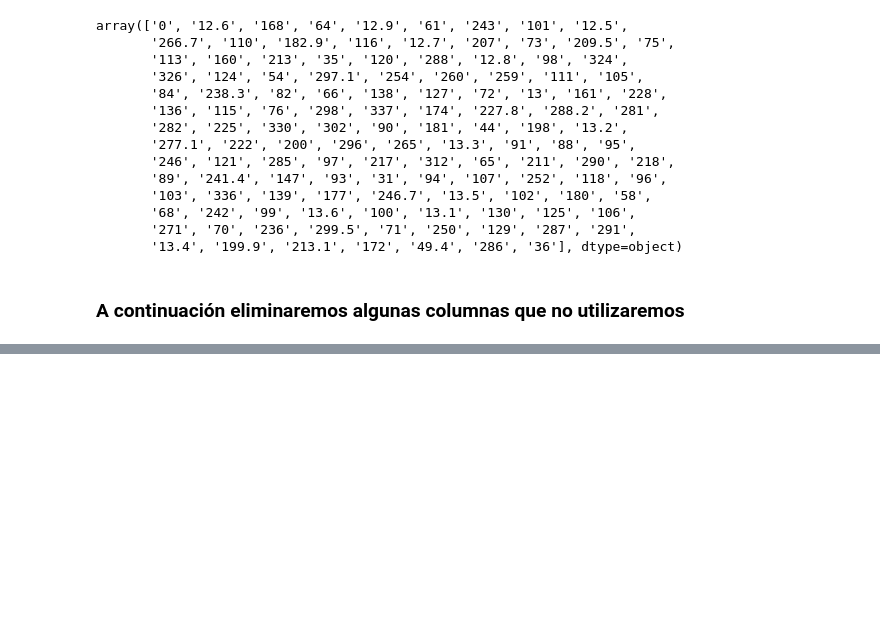
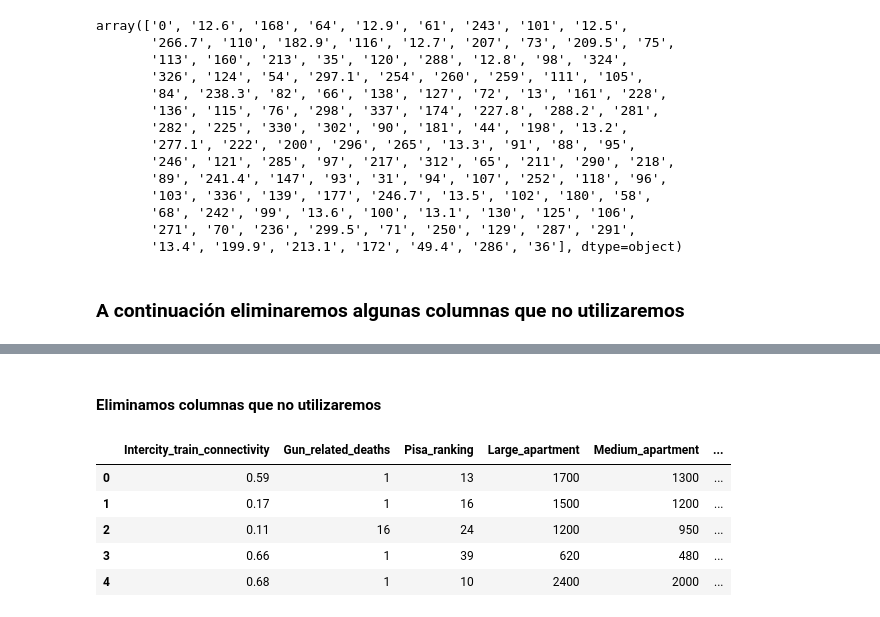
Before and after one commit to daniela-arias/Choose-to-live-better, a Jupyter notebook: Notebooks/Cleaning_dataset_for_user.ipynb, the cells around one changed output, grey strips where cells are left out. Cells and saved outputs as stored; diff of their text form; code cells hidden in the pictures; blank space fills up the shorter version.

```diff
--- a/Notebooks/Cleaning_dataset_for_user.ipynb
+++ b/Notebooks/Cleaning_dataset_for_user.ipynb
@@ -381,7 +418,9 @@ copia["Unemployment"] = copia["Unemployment"].apply(porcentaje)
+# %%
+copia["Homosexuality_acceptance"] = copia["Homosexuality_acceptance"].apply(menores)
 # %% [markdown]
 ### A continuación eliminaremos algunas columnas que no utilizaremos
 # %%
-copia.drop(["Unnamed: 0", "GDP_per_capita_otro", "Small_apart"], axis=1, inplace=True)
+copia.drop(["Unnamed: 0", "GDP_per_capita_otro"], axis=1, inplace=True)
 # %%
 copia.head()
 # %% [output]
@@ -420,0 +462,2 @@ copia.to_csv("../Data/copia_de_prueba.csv")
+# %%
+PCA_user = copia.copy()
@@ -420,0 +478,13 @@ copia.to_csv("../Data/copia_de_prueba.csv")
+# %% [markdown]
+#### Eliminamos columnas que no utilizaremos
+# %%
+PCA_user.drop(["Airport_hub","Guns_per_residents", "Best_university", "Monthly_Fitness_Club_Membership","Beer","Monthly_Public_Transport","Lunch","Description","Poblacion","LGBT_adoption_rights","LGBT_homosexuality_rights","LGBT_marriage_rights","Url","Currency_for_urban_area"], axis=1, inplace=True)
+# %%
+PCA_user.head()
+# %% [output]
+|  | Intercity_train_connectivity | Gun_related_deaths | Pisa_ranking | Large_apartment | Medium_apartment | ... |
+| 0 | 0.59 | 1 | 13 | 1700 | 1300 | ... |
+| 1 | 0.17 | 1 | 16 | 1500 | 1200 | ... |
+| 2 | 0.11 | 16 | 24 | 1200 | 950 | ... |
+| 3 | 0.66 | 1 | 39 | 620 | 480 | ... |
+| 4 | 0.68 | 1 | 10 | 2400 | 2000 | ... |
```
Also changed, not shown: parts of 25 cells of this notebook, 8 other files.
